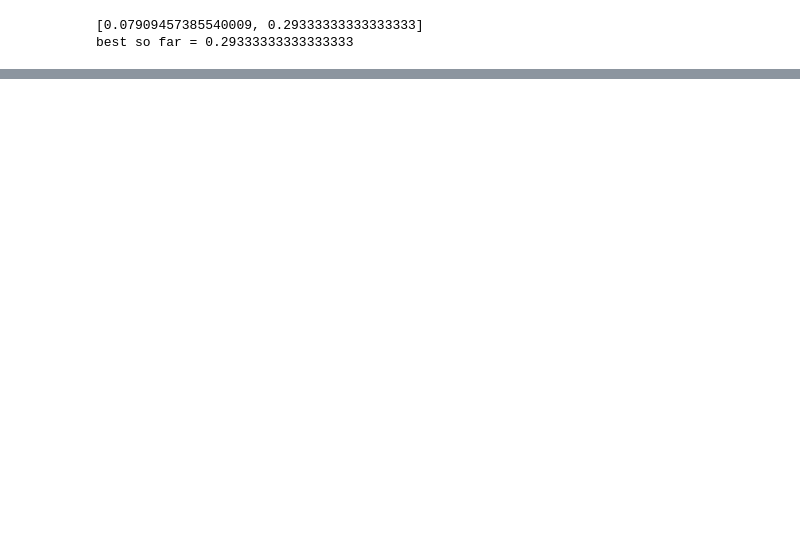
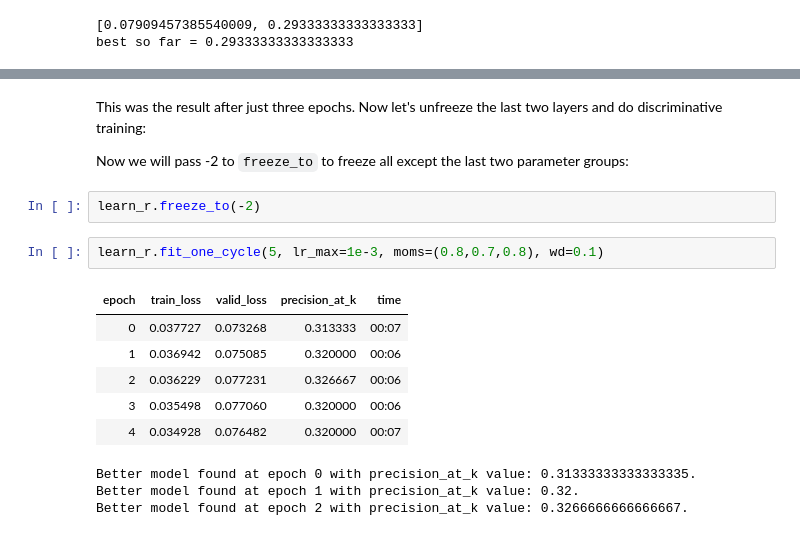
Before and after one commit to debjyotiSRoy/xcube, a Jupyter notebook: nbs/18_tutorial.train_mimic3.ipynb, the cells around one changed output, grey strips where cells are left out. Saved outputs shown, nothing was run; the diff lists cells and outputs as text; blank space fills up the shorter version.

```diff
--- a/nbs/18_tutorial.train_mimic3.ipynb
+++ b/nbs/18_tutorial.train_mimic3.ipynb
@@ -817,0 +867,18 @@ best so far = 0.29333333333333333
+# %% [markdown]
+This was the result after just three epochs. Now let's unfreeze the last two layers and do discriminative training:
+
+Now we will pass -2 to `freeze_to` to freeze all except the last two parameter groups:
+# %%
+learn_r.freeze_to(-2)
+# %%
+learn_r.fit_one_cycle(5, lr_max=1e-3, moms=(0.8,0.7,0.8), wd=0.1)
+# %% [output]
+| epoch | train_loss | valid_loss | precision_at_k | time |
+| 0 | 0.037727 | 0.073268 | 0.313333 | 00:07 |
+| 1 | 0.036942 | 0.075085 | 0.320000 | 00:06 |
+| 2 | 0.036229 | 0.077231 | 0.326667 | 00:06 |
+| 3 | 0.035498 | 0.077060 | 0.320000 | 00:06 |
+| 4 | 0.034928 | 0.076482 | 0.320000 | 00:07 |
+Better model found at epoch 0 with precision_at_k value: 0.31333333333333335.
+Better model found at epoch 1 with precision_at_k value: 0.32.
+Better model found at epoch 2 with precision_at_k value: 0.3266666666666667.
```
Also changed, not shown: parts of 65 cells of this notebook, 5 other files.
